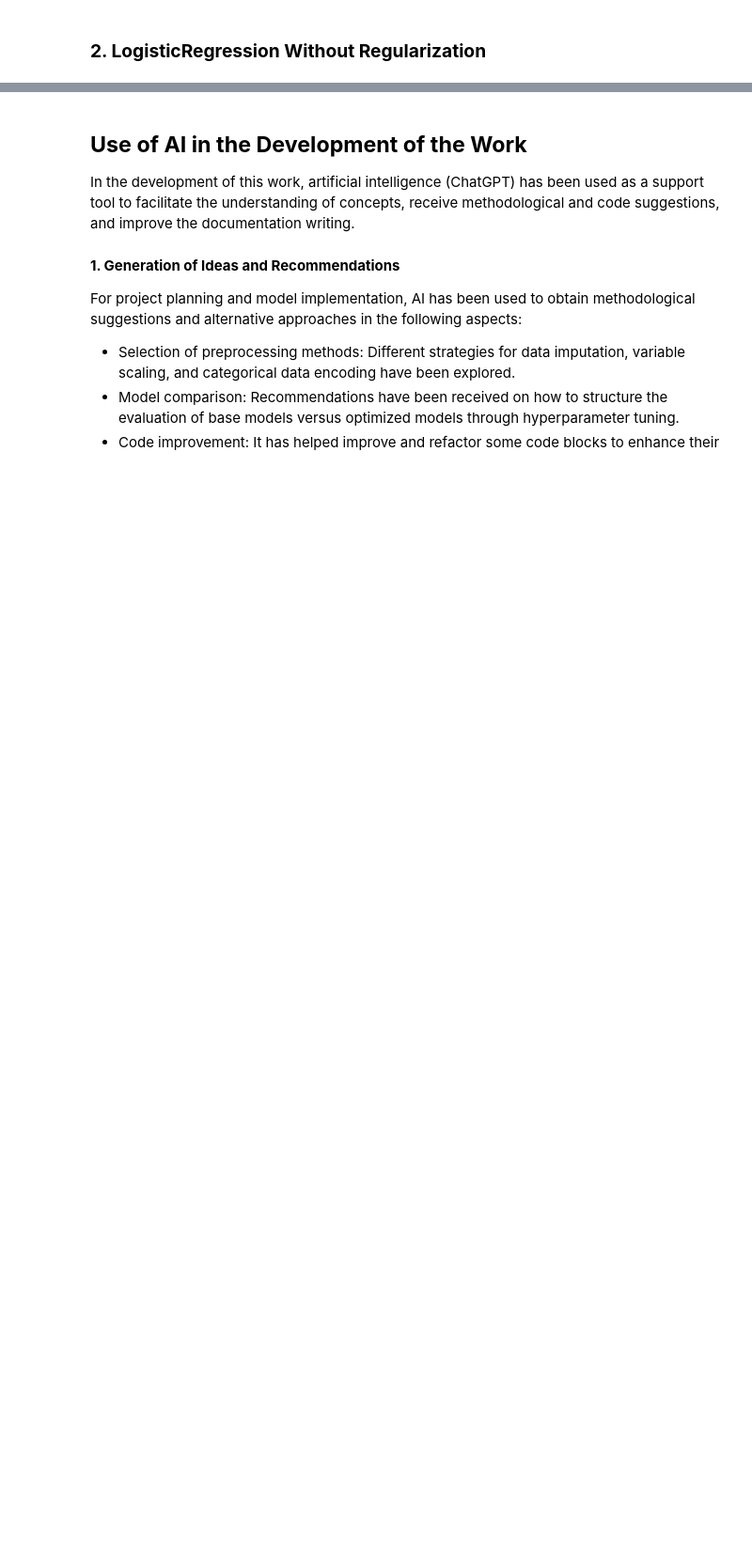
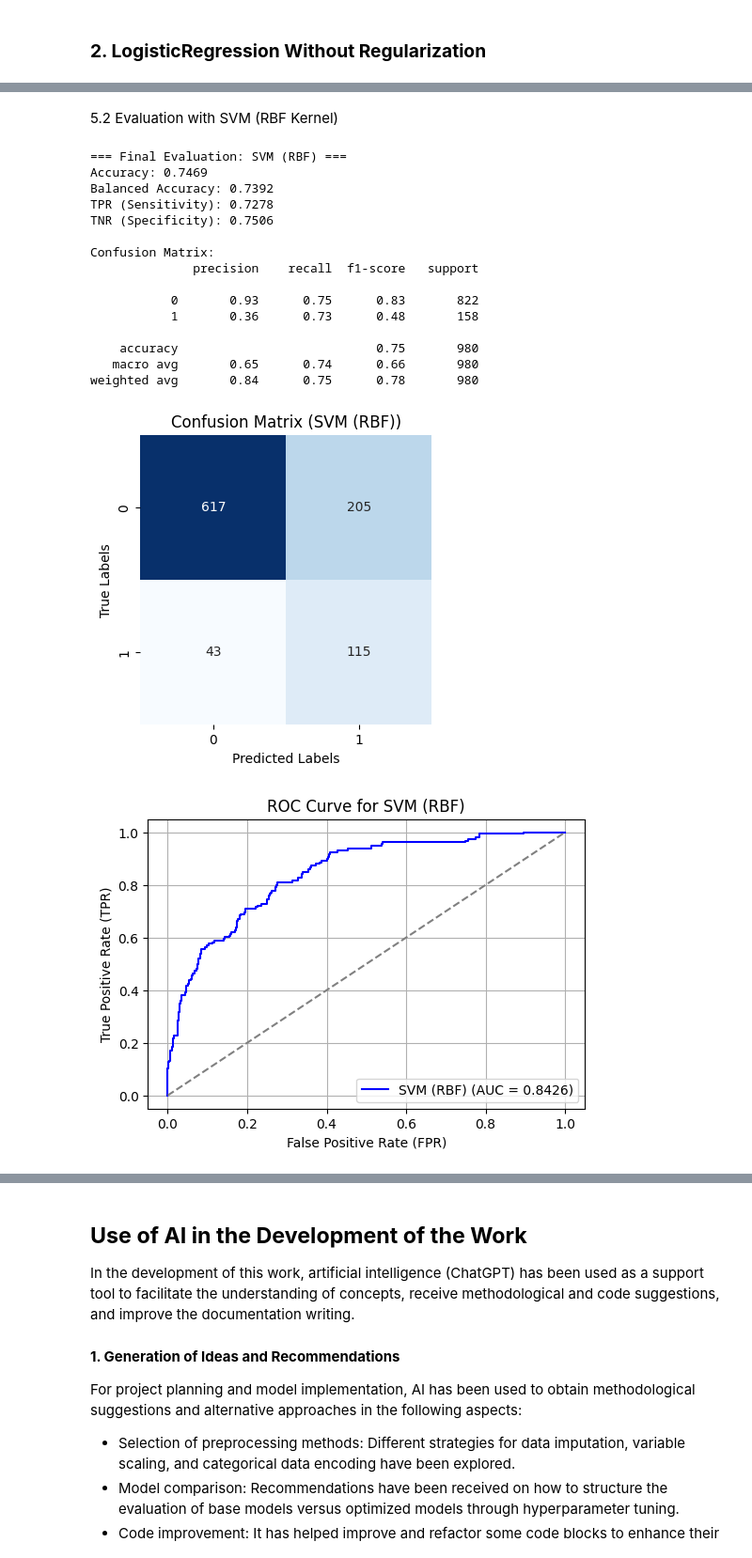
Before and after one commit to CarlosBravoGarran/ML_Attrition_Predictor, a Jupyter notebook: notebooks/01_EDA_and_Model_Train.ipynb, the cells around one changed output, grey strips where cells are left out. Shown at 94% size. Cells and saved outputs as stored; diff of their text form; code cells hidden in the pictures; blank space fills up the shorter version.

```diff
--- a/notebooks/01_EDA_and_Model_Train.ipynb
+++ b/notebooks/01_EDA_and_Model_Train.ipynb
@@ -875,0 +1386,33 @@ opt_logreg_ev = evaluate_model(random_logreg.best_estimator_, X_test, y_test, "L
+# %% [markdown]
+5.2 Evaluation with SVM (RBF Kernel)
+# %%
+svm_rbf = Pipeline(steps=[
+    ('preprocessor', preprocessor),
+    ('classifier', SVC(
+        kernel='rbf',
+        class_weight='balanced',
+        probability=True,
+        random_state=100474964
+    ))
+])
+
+svm_rbf.fit(X_train, y_train)
+svm_rbf_ev = evaluate_model(svm_rbf, X_test, y_test, "SVM (RBF)")
+# %% [output]
+=== Final Evaluation: SVM (RBF) ===
+Accuracy: 0.7469
+Balanced Accuracy: 0.7392
+TPR (Sensitivity): 0.7278
+TNR (Specificity): 0.7506
+
+Confusion Matrix:
+              precision    recall  f1-score   support
+
+           0       0.93      0.75      0.83       822
+           1       0.36      0.73      0.48       158
+
+    accuracy                           0.75       980
+   macro avg       0.65      0.74      0.66       980
+weighted avg       0.84      0.75      0.78       980
+[figure, added]
+[figure, added]
```
Also changed, not shown: parts of 57 cells of this notebook.
